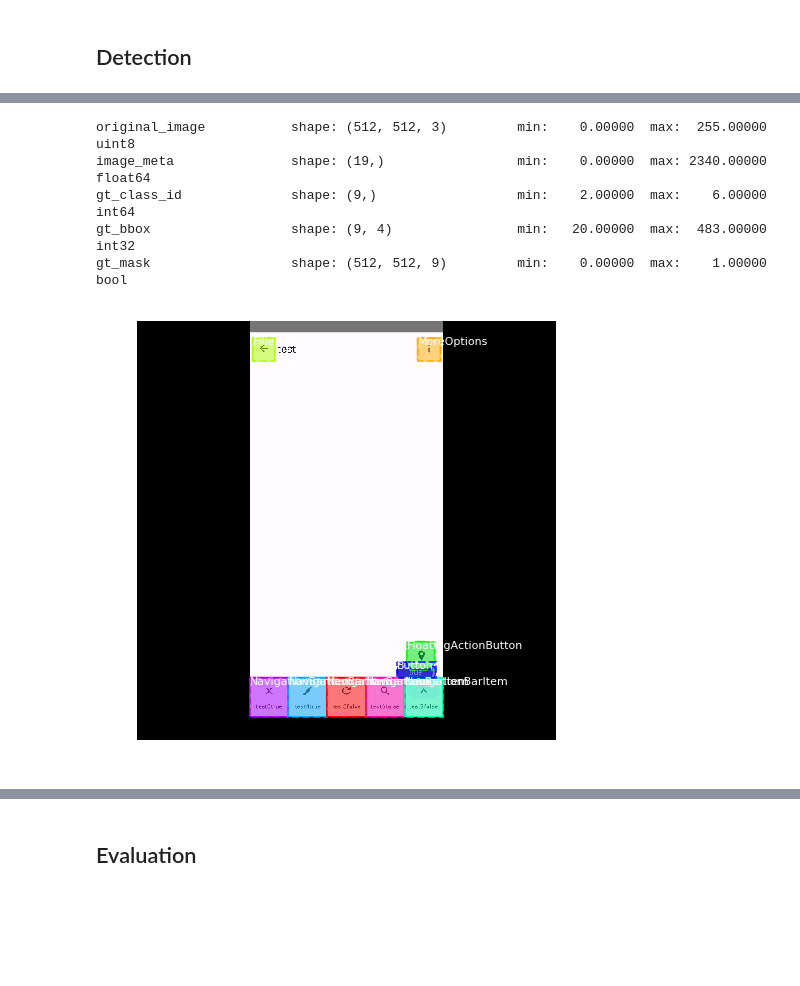
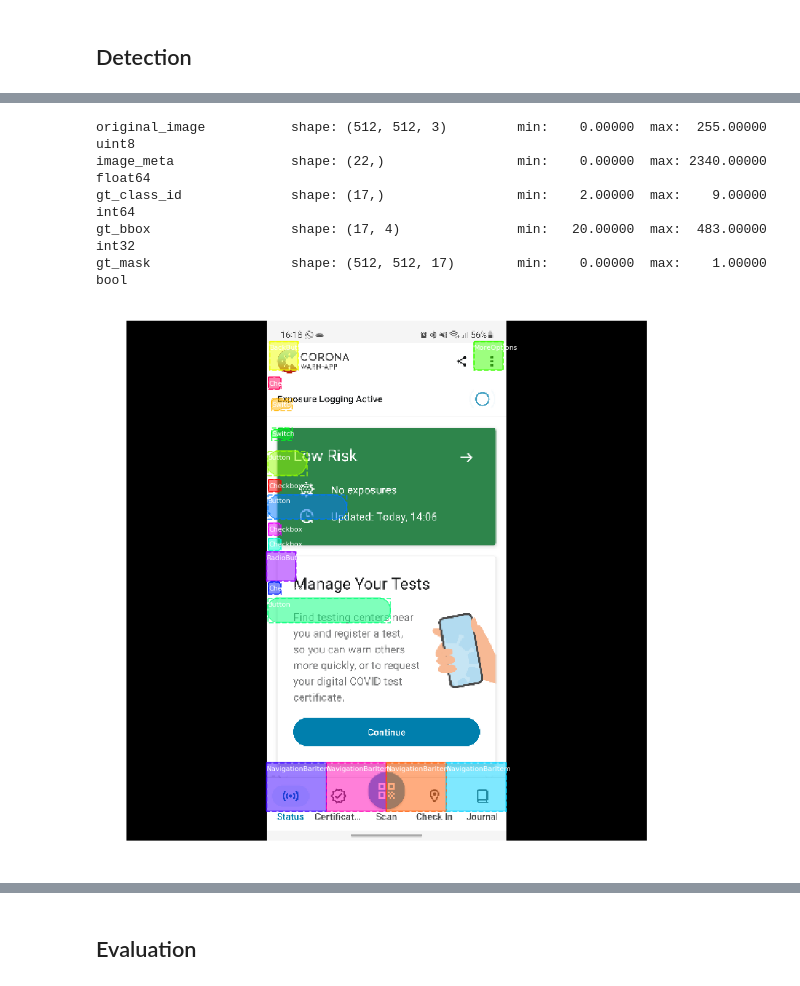
Before and after one commit to bmeyjohann/Mask_RCNN, a Jupyter notebook: samples/shapes/train_ie.ipynb, the cells around one changed output, grey strips where cells are left out. Saved outputs shown, nothing was run; the diff lists cells and outputs as text; code cells hidden in the pictures; blank space fills up the shorter version.

```diff
--- a/samples/shapes/train_ie.ipynb
+++ b/samples/shapes/train_ie.ipynb
@@ -250,3 +299,11 @@ class IEDataset(utils.Dataset):
             masks[:, :, mask_index:mask_index+1] = image[:, :, 0:1].astype(np.bool)
 
         return np.invert(masks), np.array(info["num_ids"])
+# %%
+dataset = IEDataset()
+dataset.load_ie(config.DATASET_PATH + "train")
+
+dataset_train, dataset_val = dataset.train_test_split(0.8)
+
+dataset_train.prepare()
+dataset_val.prepare()
@@ -253,15 +314,13 @@ class IEDataset(utils.Dataset):
 # %%
-PATH_OF_DATASET = "dataset/"
-
 # Training dataset
-dataset_train = IEDataset()
-dataset_train.load_ie(PATH_OF_DATASET, "train")
-dataset_train.prepare()
+#dataset_train = IEDataset()
+#dataset_train.load_ie_subset(config.DATASET_PATH, "train")
+#dataset_train.prepare()
 
 # Validation dataset
-dataset_val = IEDataset()
-dataset_val.load_ie(PATH_OF_DATASET, "val")
-dataset_val.prepare()
+#dataset_val = IEDataset()
+#dataset_val.load_ie_subset(config.DATASET_PATH, "val")
+#dataset_val.prepare()
 # %%
 # Load and display random samples
 image_ids = np.random.choice(dataset_train.image_ids, 4)
@@ -307,13 +376,14 @@ Train in two stages:
 # Passing layers="heads" freezes all layers except the head
 # layers. You can also pass a regular expression to select
 # which layers to train by name pattern.
-config.EPOCHS=10
+config.EPOCHS=5
 config.LAYERS='heads'
 
 model.train(dataset_train, dataset_val,
             learning_rate=config.LEARNING_RATE,
             epochs=config.EPOCHS,
-            layers=config.LAYERS)
+            layers=config.LAYERS,
+            custom_callbacks=[wandb.keras.WandbCallback()])
 # %% [output]
 Starting at epoch 0. LR=0.001
 
@@ -356,10 +418,11 @@ Epoch 10/10
 # Passing layers="all" trains all layers. You can also
 # pass a regular expression to select which layers to
 # train by name pattern.
-config.EPOCHS=10
+config.EPOCHS=5
 config.LAYERS="all"
 
 model.train(dataset_train, dataset_val,
             learning_rate=config.LEARNING_RATE / 10,
             epochs=config.EPOCHS,
-            layers=config.LAYERS)
+            layers=config.LAYERS,
+            hooks=[wandb.tensorflow.WandbHook(steps_per_log=100)])
@@ -418,23 +463,23 @@ Re-starting from epoch 9
 # %%
 # Test on a random image
-image_id = random.choice(dataset_val.image_ids)
+image_id = 2 # random.choice(dataset_val.image_ids)
 original_image, image_meta, gt_class_id, gt_bbox, gt_mask =\
     modellib.load_image_gt(dataset_val, inference_config,
                            image_id, use_mini_mask=False)
 
 log("original_image", original_image)
 log("image_meta", image_meta)
 log("gt_class_id", gt_class_id)
 log("gt_bbox", gt_bbox)
 log("gt_mask", gt_mask)
 
 visualize.display_instances(original_image, gt_bbox, gt_mask, gt_class_id,
-                            dataset_train.class_names, figsize=(8, 8))
+                            dataset_train.class_names, figsize=(16, 16))
 # %% [output]
 original_image           shape: (512, 512, 3)         min:    0.00000  max:  255.00000  uint8
-image_meta               shape: (19,)                 min:    0.00000  max: 2340.00000  float64
-gt_class_id              shape: (9,)                  min:    2.00000  max:    6.00000  int64
-gt_bbox                  shape: (9, 4)                min:   20.00000  max:  483.00000  int32
-gt_mask                  shape: (512, 512, 9)         min:    0.00000  max:    1.00000  bool
+image_meta               shape: (22,)                 min:    0.00000  max: 2340.00000  float64
+gt_class_id              shape: (17,)                 min:    2.00000  max:    9.00000  int64
+gt_bbox                  shape: (17, 4)               min:   20.00000  max:  483.00000  int32
+gt_mask                  shape: (512, 512, 17)        min:    0.00000  max:    1.00000  bool
-[figure, old version]
+[figure, new version]
 # %%
```
Also changed, not shown: parts of 14 cells of this notebook, 3 other files.
